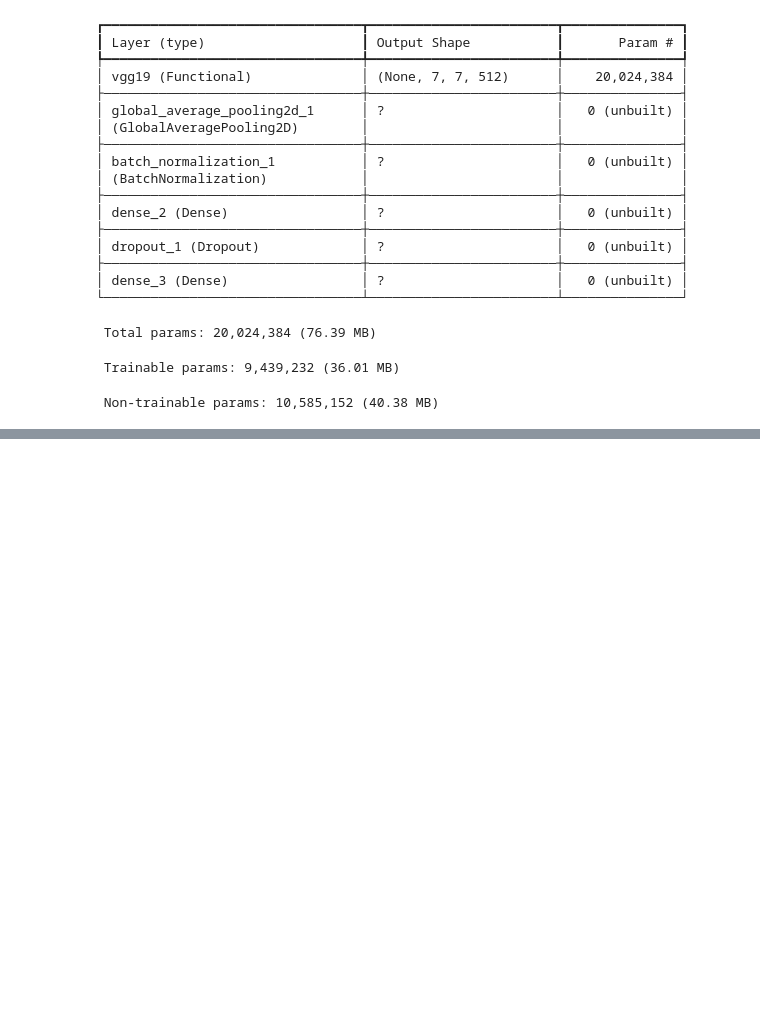
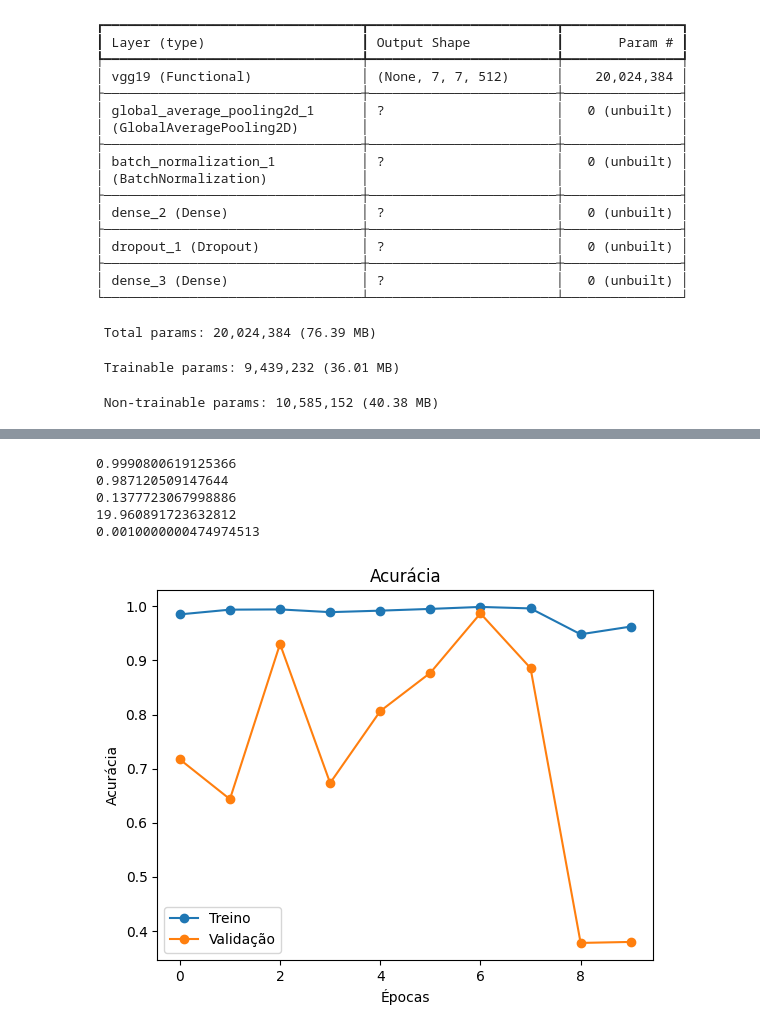
Before and after one commit to LuizAltimari/termografia, a Jupyter notebook: termografia.ipynb, the cells around one changed output, grey strips where cells are left out. Saved outputs shown, nothing was run; the diff lists cells and outputs as text; code cells hidden in the pictures; blank space fills up the shorter version.

Commit message:
modelo com problema de enviasemento

```diff
--- a/termografia.ipynb
+++ b/termografia.ipynb
@@ -315,6 +315,3 @@ callbacks = [checkpoint, lr_reduce]
 # %%
 #Separa em treino e teste numa proporção de 70/30
 (x_train, x_test, y_train, y_test) = train_test_split(imagens, diagnosticos, test_size=0.30, stratify=diagnosticos, random_state=random_state)
-# %%
-y_train = to_categorical(y_train)
-y_test = to_categorical(y_test)
@@ -413,7 +424,7 @@ model.add(layers.BatchNormalization()) #Adiciona normalização
 #model.add(layers.Flatten())
 model.add(layers.Dense(128, activation='relu'))
 model.add(layers.Dropout(0.4))
-model.add(layers.Dense(2, activation='softmax'))
+model.add(layers.Dense(1, activation='sigmoid'))
 #
 
 model.summary()
@@ -442,5 +455,5 @@ Model: "sequential_1"
 # %%
-model.compile(loss='categorical_crossentropy',
+model.compile(loss='binary_crossentropy',
                   optimizer='adam',
                   metrics=["accuracy"])
 # %%
@@ -457,7 +483,0 @@ KeyboardInterrupt:
-# %%
-history = model.fit(data_aug,
-                    steps_per_epoch=len(x_train)// batch_size, # parte inteira da divisão
-                    validation_data=(x_test, y_test),
-                    validation_steps=len(x_test) // batch_size,# parte inteira da divisão
-                    callbacks=callbacks,
-                    epochs=epoch)
@@ -467,0 +509,24 @@ KeyboardInterrupt:
+# %%
+history.history.keys()
+print(max(history.history['accuracy']))
+print(max(history.history['val_accuracy']))
+print(max(history.history['loss']))
+print(max(history.history['val_loss']))
+print(max(history.history['learning_rate']))
+# %% [output]
+0.9990800619125366
+0.987120509147644
+0.1377723067998886
+19.960891723632812
+0.0010000000474974513
+# %%
+
+plt.plot(history.history['accuracy'], marker='o')
+plt.plot(history.history['val_accuracy'], marker='o')
+plt.title('Acurácia')
+plt.xlabel('Épocas')
+plt.ylabel('Acurácia')
+plt.legend(['Treino', 'Validação'])
+plt.show()
+# %% [output]
+[figure, added]
```
Also changed, not shown: parts of 17 cells of this notebook.
